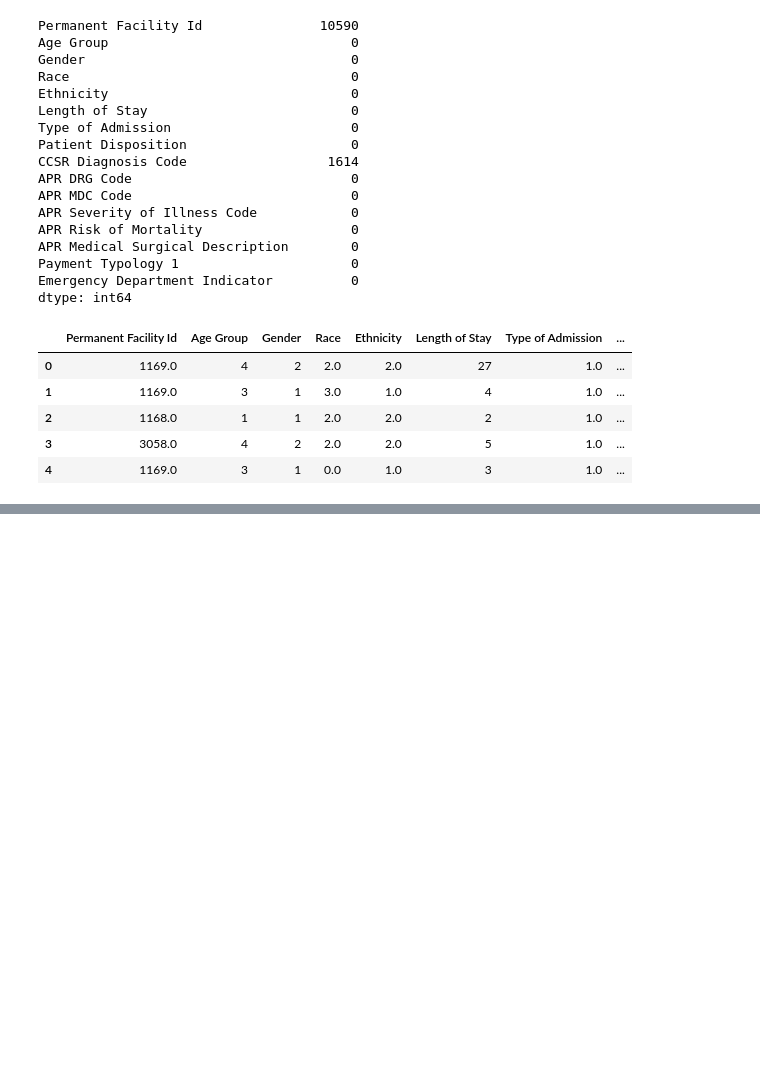
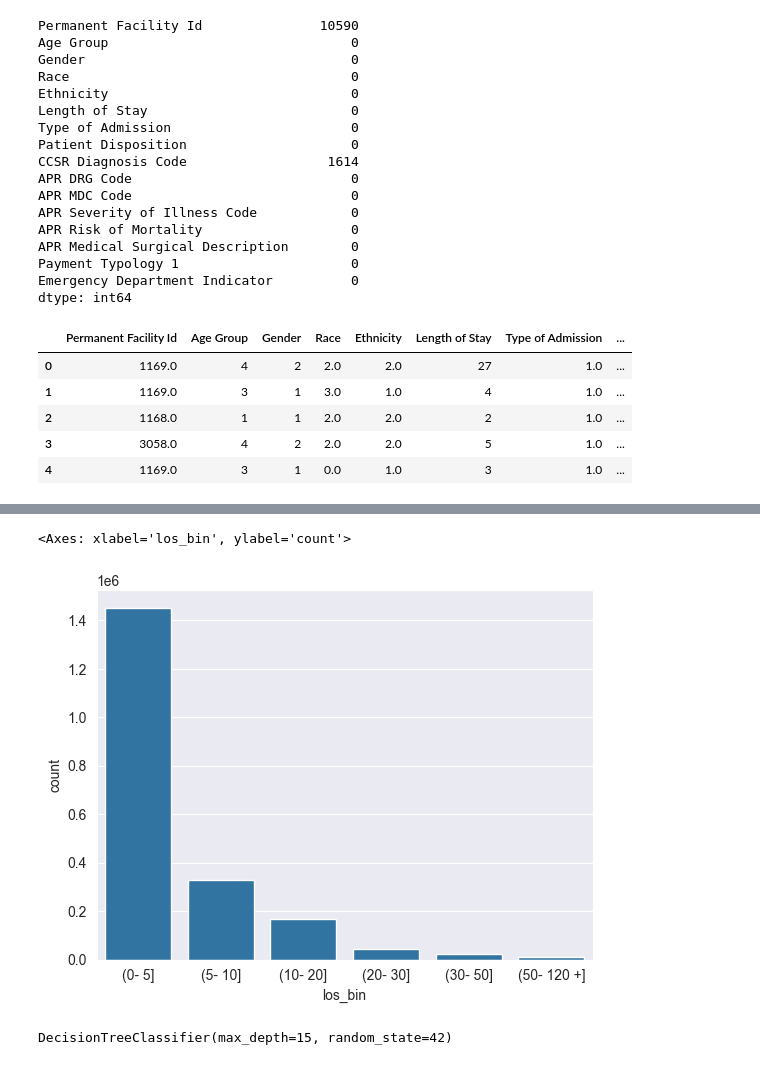
Before and after one commit to olgun-yilmaz/HospitalLengthOfStayPredict, a Jupyter notebook: length_of_stay_predict.ipynb, the cells around one changed output, grey strips where cells are left out. Cells and saved outputs as stored; diff of their text form; code cells hidden in the pictures; blank space fills up the shorter version.

Commit message:
Replaced regression with classification, handled overfitting

```diff
--- a/length_of_stay_predict.ipynb
+++ b/length_of_stay_predict.ipynb
@@ -315,0 +317,8 @@ RMSE - Test :  6.0981366466164
+# %%
+# solve classification problem | train & test
+bins = [0,5,10,20,30,50,120] # groups
+labels = [i for i in bins if i != 0] # group labels
+# : 0-5 -> label = 5, 20-30 -> label = 30
+
+df['los_label'] = pd.cut(df['Length of Stay'], bins=bins, labels = labels)
+df.head()
@@ -315,0 +332,10 @@ RMSE - Test :  6.0981366466164
+# %%
+df['los_bin'] = pd.cut(df['Length of Stay'], bins=bins)
+df['los_bin'] = df['los_bin'].apply(lambda x : str(x).replace(",","-"))
+df['los_bin'] = df['los_bin'].apply(lambda x : str(x).replace("120","120 +"))
+# %%
+f, ax = plt.subplots()
+sns.countplot(x='los_bin', data=df)
+# %% [output]
+<Axes: xlabel='los_bin', ylabel='count'>
+[figure, added]
@@ -315,0 +345,7 @@ RMSE - Test :  6.0981366466164
+# %%
+X_train, X_test, y_train, y_test = train_test_split(new_X, new_y, test_size=0.2, random_state=42)
+
+dtree = DecisionTreeClassifier(max_depth=15, random_state=42)
+dtree.fit(X_train, y_train)
+# %% [output]
+DecisionTreeClassifier(max_depth=15, random_state=42)
```
Also changed, not shown: parts of 6 cells of this notebook.
